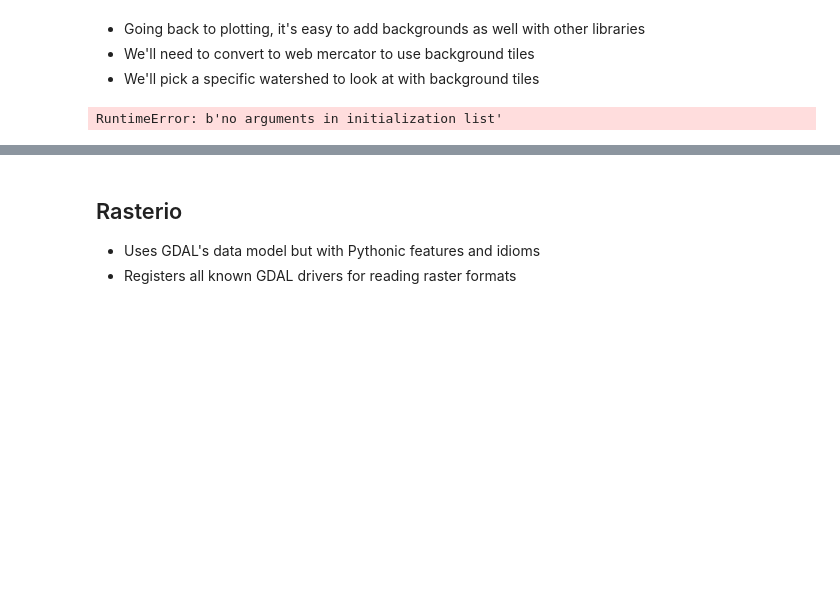
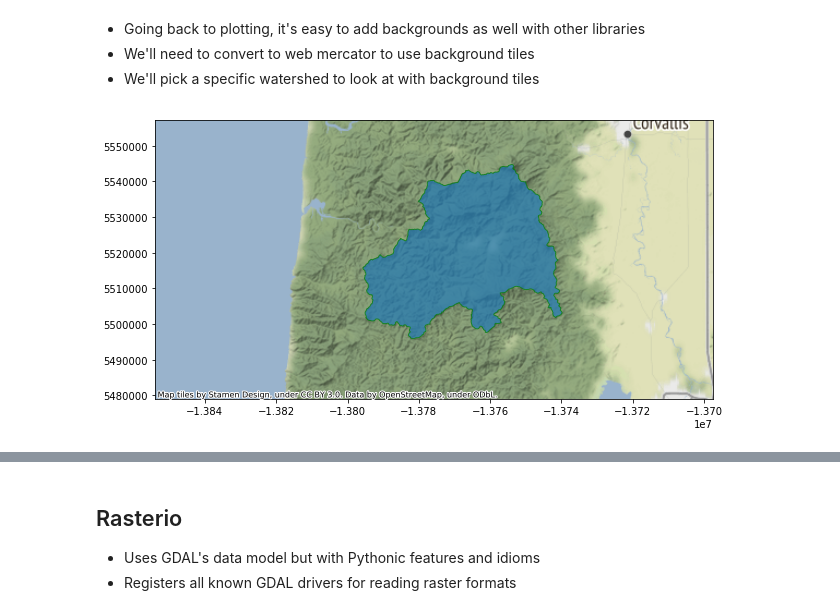
Before and after one commit to mhweber/GIS_Workgroup2019, a Jupyter notebook: Marc_GIS_Workgroup_2019.ipynb, the cells around one changed output, grey strips where cells are left out. Drawn from its saved outputs; the diff is of its cells as text; code cells hidden in the pictures; blank space fills up the shorter version.

```diff
--- a/Marc_GIS_Workgroup_2019.ipynb
+++ b/Marc_GIS_Workgroup_2019.ipynb
@@ -296,12 +305,11 @@ grouped.sort_values('Area_SqKM', ascending=False).head()
 # %%
 import contextily as ctx
 import matplotlib.pyplot as plt
 wshds = wshds.to_crs(epsg=3857)
-#Alsea = wshds.loc[wshds['SITE_ID']=='FW08OR019']
-#Alsea.plot()
+Alsea = wshds.loc[wshds['SITE_ID']=='FW08OR019']
 #Alsea = Alsea.to_crs(epsg=4326)
-#ax = Alsea.plot(figsize=(10,10), alpha=0.5, edgecolor='g')
-#ctx.add_basemap(ax, zoom=12)
-#plt.show()
+ax = Alsea.plot(figsize=(10,10), alpha=0.7, edgecolor='g')
+ctx.add_basemap(ax, zoom=9)
+plt.show()
 # %% [output]
-RuntimeError: b'no arguments in initialization list'
+[figure, added]
```
Also changed, not shown: parts of 32 cells of this notebook.
